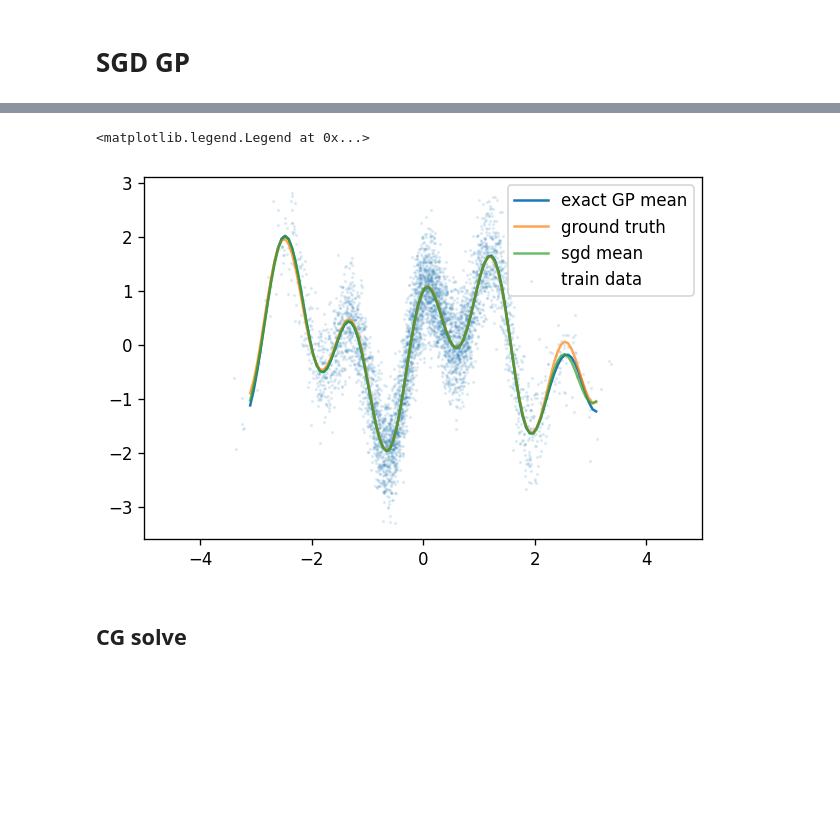
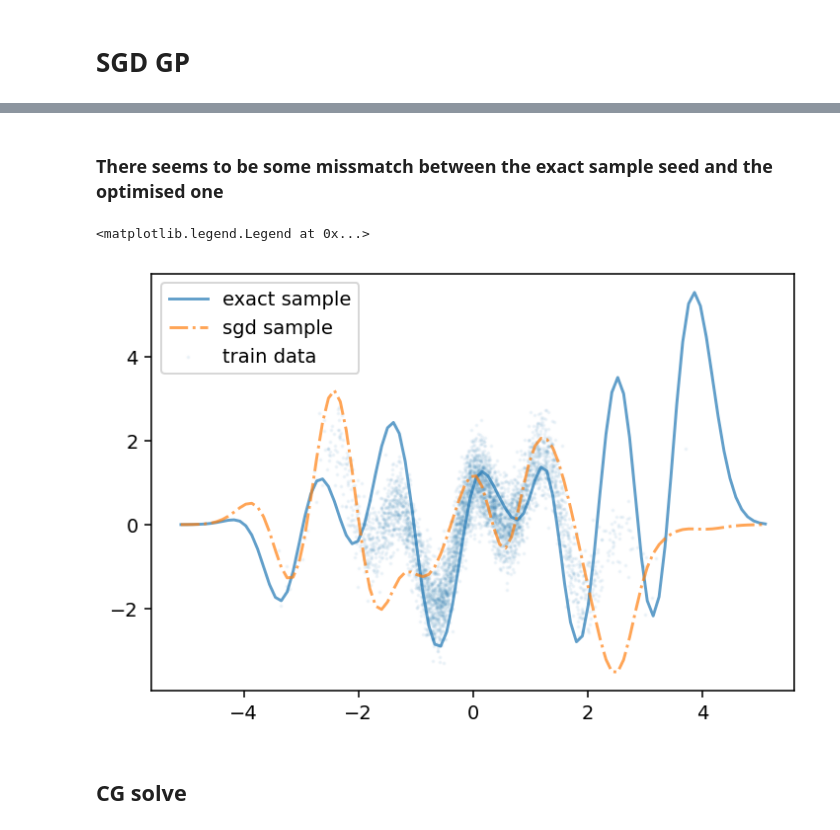
Before and after one commit to cambridge-mlg/sgd-gp, a Jupyter notebook: scalable_gps/notebooks/toy_demo.ipynb, the cells around one changed output, grey strips where cells are left out. Saved outputs shown, nothing was run; the diff lists cells and outputs as text; code cells hidden in the pictures; blank space fills up the shorter version.

```diff
--- a/scalable_gps/notebooks/toy_demo.ipynb
+++ b/scalable_gps/notebooks/toy_demo.ipynb
@@ -108,14 +110,15 @@ config.train_config.polyak = 1e-3
 config.train_config.iterations = int(5e5)
 config.train_config.batch_size = 20
 config.train_config.eval_every = 100
-config.train_config.num_features = 100
+config.train_config.num_features_optim = 100
+config.train_config.num_features_sample = num_features
 config.train_config.recompute_features = True
 
 sampling_gp = SamplingGPModel(noise_scale=noise_std, kernel=kernel)
 
 optim_key = jax.random.PRNGKey(1)
 
-metrics = ["loss", "alpha_diff", "y_pred_diff"]
+metrics = ["loss", "alpha_diff", "y_pred_diff", "hilbert_err"]
 compare_exact_vals = [exact_alphas, exact_mean_preds, None, None, None ]
 
 alpha_polyak, info = sampling_gp.compute_representer_weights(
@@ -142,0 +150,19 @@ plt.plot(pred_err_vec)
+# %%
+optim_key = jax.random.PRNGKey(1)
+
+metrics = ["loss",]#, "alpha_diff", "y_pred_diff", "hilbert_err"]
+# compare_exact_vals = [exact_alphas, exact_mean_preds, None, None, None ]
+
+base_key = jax.random.PRNGKey(0)
+num_samples = 10
+sample_keys = jax.random.split(base_key, num_samples)
+
+SGD_alpha_sample, sample_info = sampling_gp.compute_posterior_sample(
+        train_ds=data_train, test_ds=data_test,
+        train_config=config.train_config,
+        loss_type=2,
+        key=sample_keys[0],
+        metrics=metrics,
+        metrics_prefix="",
+        compare_exact_vals=None,
+        use_chol = False)
@@ -143,18 +183,25 @@ plt.plot(pred_err_vec)
+# %% [markdown]
+### There seems to be some missmatch between the exact sample seed and the optimised one
 # %%
 from scalable_gps.linalg_utils import KvP
-sgd_preds  = KvP(
-            data_test.x, data_train.x, alpha_polyak, kernel_fn=kernel.K)
 
-plt.figure(dpi=120)
-plt.plot(data_test.x, exact_mean_preds, label='exact GP mean')
-plt.plot(data_test.x, data_test.y, alpha=0.7, label='ground truth')
-plt.plot(data_test.x, sgd_preds, alpha=0.7, label='sgd mean')
-plt.scatter(data_train.x, data_train.y, 1, label='train data', alpha=0.1)
-plt.xlim([-5, 5])
+exact_sample_pred0  = KvP(
+            data_test.x, data_train.x, alpha_samples[0], kernel_fn=kernel.K)
+
+SGD_sample_pred0  = KvP(
+            data_test.x, data_train.x, SGD_alpha_sample + exact_alphas, kernel_fn=kernel.K)
+
+plt.figure(dpi=140)
+plt.plot(data_test.x, exact_sample_pred0, alpha=0.7, label='exact sample')
+plt.plot(data_test.x, SGD_sample_pred0, alpha=0.7, label='sgd sample', linestyle='-.')
+# plt.plot(data_test.x, cg_preds, alpha=0.7, label='cg sample', linestyle='--')
+plt.scatter(data_train.x, data_train.y, 1, label='train data', alpha=0.05)
+# plt.xlim([-4, 4])
+# plt.ylim([-2.5, 2.5])
 plt.legend()
 # %% [output]
 <matplotlib.legend.Legend at 0x...>
-[figure, old version]
+[figure, new version]
 # %% [markdown]
 ## CG solve
 # %%
```
Also changed, not shown: parts of 18 cells of this notebook, 6 other files.
